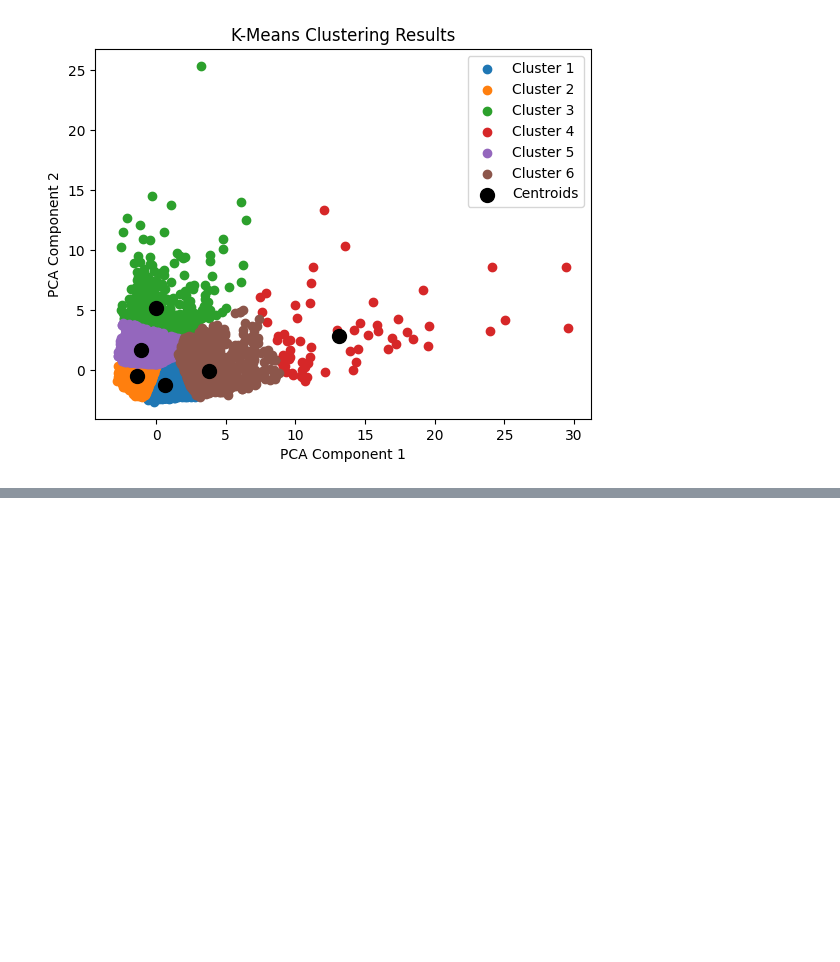
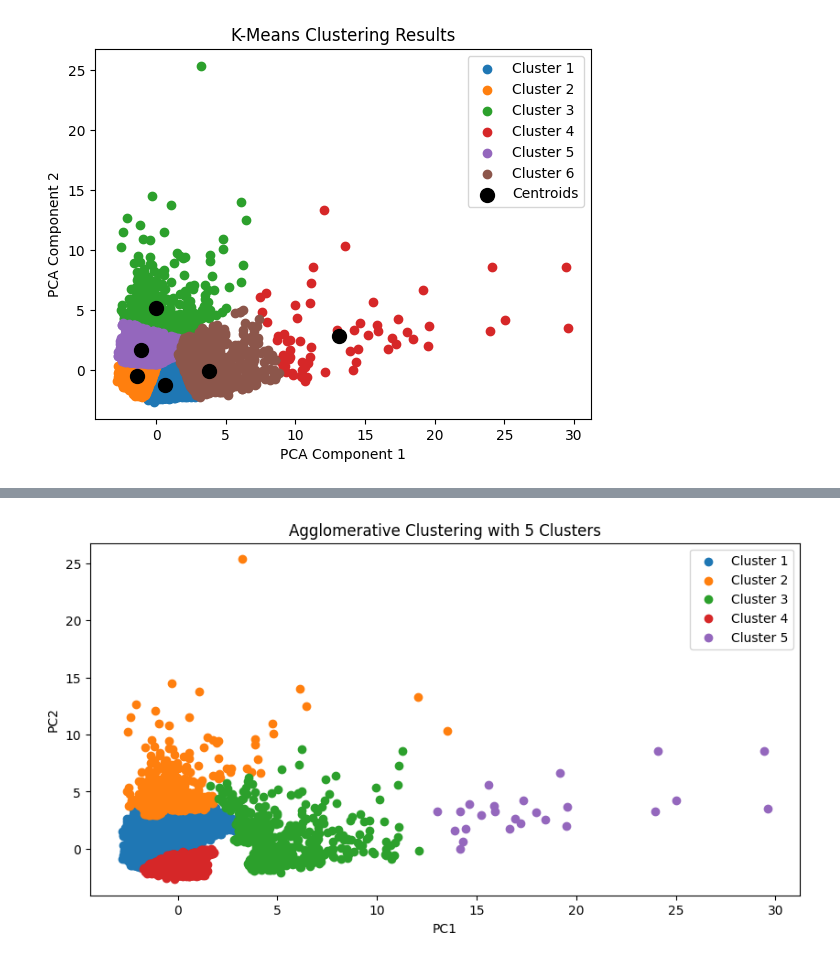
Before and after one commit to LLF00/datascience1, a Jupyter notebook: datascience2/assignment2_clustering.ipynb, the cells around one changed output, grey strips where cells are left out. Saved outputs shown, nothing was run; the diff lists cells and outputs as text; code cells hidden in the pictures; blank space fills up the shorter version.

```diff
--- a/datascience2/assignment2_clustering.ipynb
+++ b/datascience2/assignment2_clustering.ipynb
@@ -442,0 +457,20 @@ plt.show()
+# %%
+from sklearn.decomposition import PCA
+from sklearn.cluster import AgglomerativeClustering
+
+# Assuming 'df2' is your data
+df4 = pd.DataFrame(PCA(n_components=2).fit_transform(df2))
+preds = pd.Series(AgglomerativeClustering(n_clusters=6).fit_predict(df4))
+df4['target'] = preds  # Assigning the 'preds' series as a new column 'target'
+
+plt.figure(figsize=(10, 5))
+for cluster in range(5):
+    plt.scatter(df4[df4['target'] == cluster].iloc[:, 0], df4[df4['target'] == cluster].iloc[:, 1], label=f'Cluster {cluster + 1}')
+
+plt.legend()
+plt.title('Agglomerative Clustering with 5 Clusters')
+plt.xlabel('PC1')
+plt.ylabel('PC2')
+plt.show()
+# %% [output]
+[figure, added]
```
Also changed, not shown: parts of 1 cell of this notebook.
